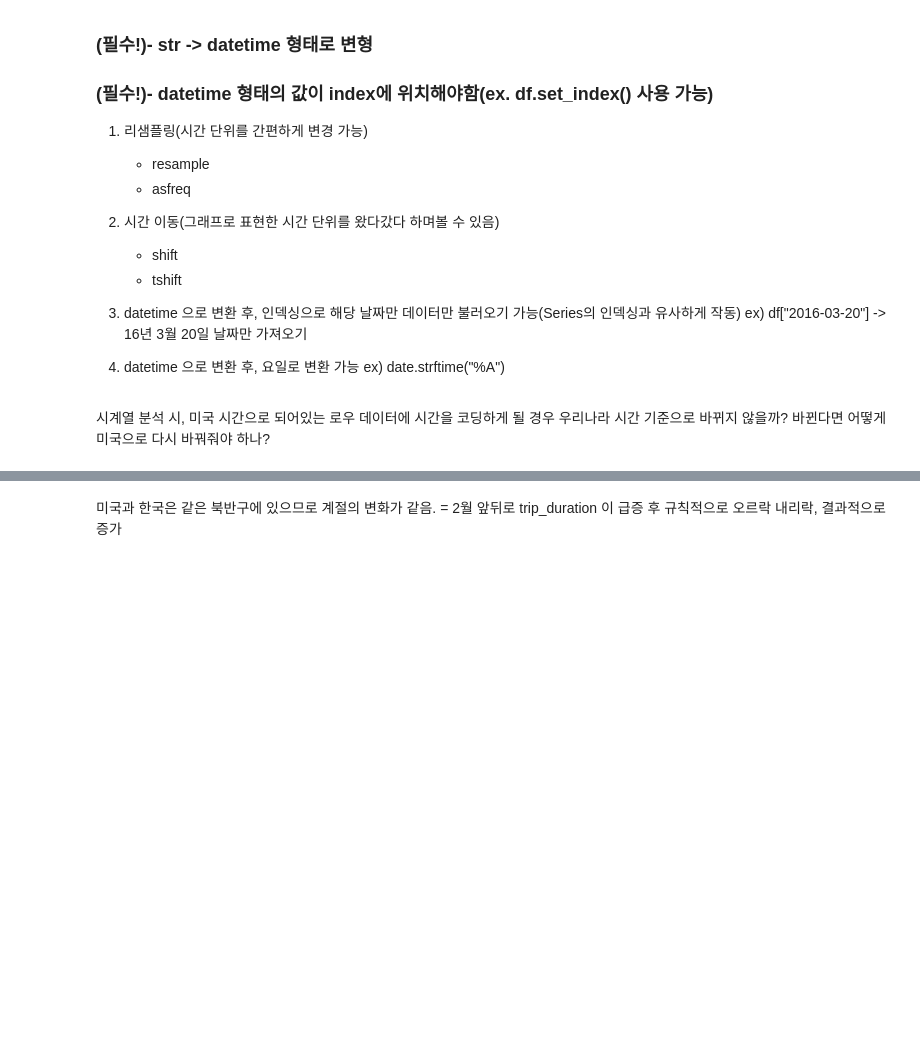
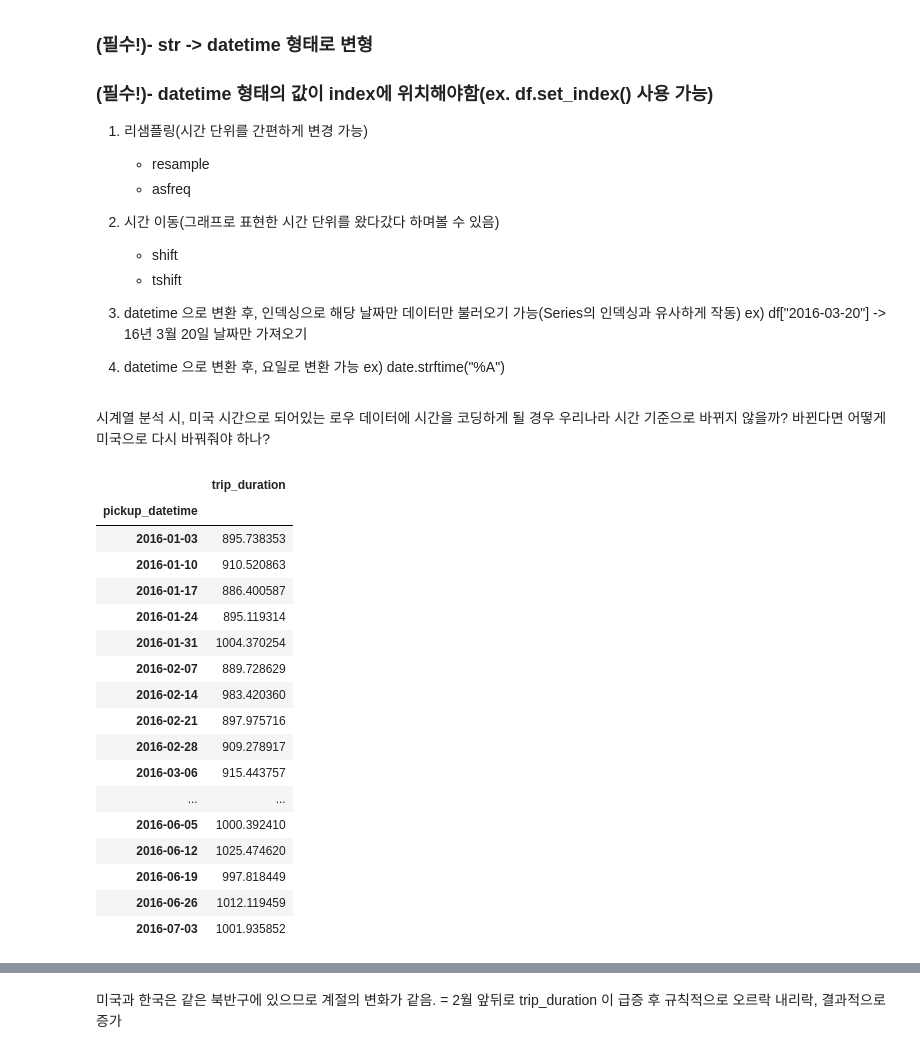
Before and after one commit to Moons08/dss-project-taxi, a Jupyter notebook: Kang/EDA_KANG.ipynb, the cells around one changed output, grey strips where cells are left out. Saved outputs shown, nothing was run; the diff lists cells and outputs as text; code cells hidden in the pictures; blank space fills up the shorter version.

```diff
--- a/Kang/EDA_KANG.ipynb
+++ b/Kang/EDA_KANG.ipynb
@@ -215,7 +200,25 @@ time_check["pickup_object"] = time_check["pickup_datetime"][0][:-9].apply(lambda
 # %%
 df = pd.DataFrame(time_check["trip_duration"])
 index = time_check["pickup_datetime"]
 index = pd.to_datetime(index)
 df = df.set_index(index)
 weekly_duration = df.resample("w").mean()
-weekly_duration
+# %% [output]
+|  | trip_duration |
+| pickup_datetime |  |
+| 2016-01-03 | 895.738353 |
+| 2016-01-10 | 910.520863 |
+| 2016-01-17 | 886.400587 |
+| 2016-01-24 | 895.119314 |
+| 2016-01-31 | 1004.370254 |
+| 2016-02-07 | 889.728629 |
+| 2016-02-14 | 983.420360 |
+| 2016-02-21 | 897.975716 |
+| 2016-02-28 | 909.278917 |
+| 2016-03-06 | 915.443757 |
+| ... | ... |
+| 2016-06-05 | 1000.392410 |
+| 2016-06-12 | 1025.474620 |
+| 2016-06-19 | 997.818449 |
+| 2016-06-26 | 1012.119459 |
+| 2016-07-03 | 1001.935852 |
```
Also changed, not shown: parts of 25 cells of this notebook.
